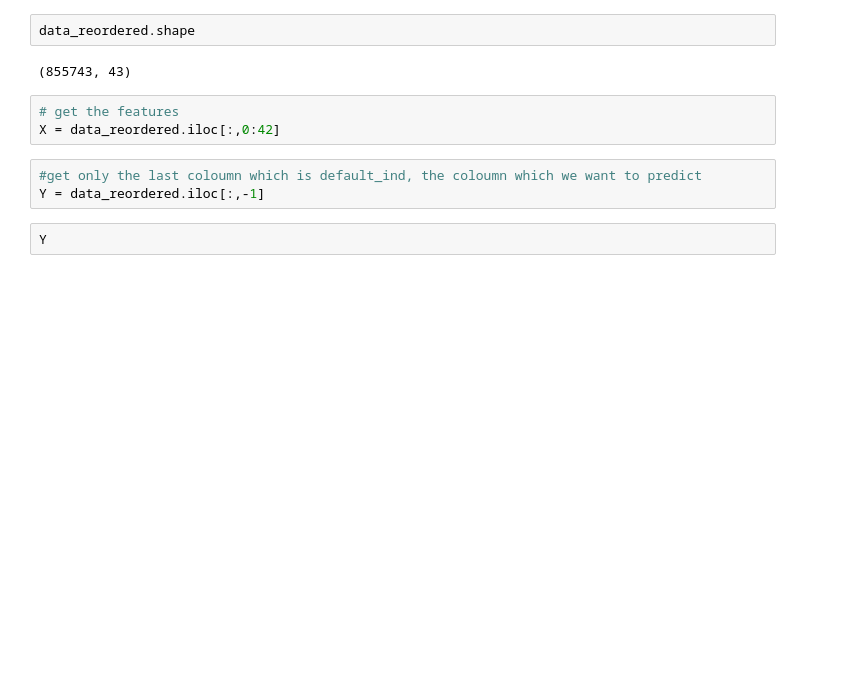
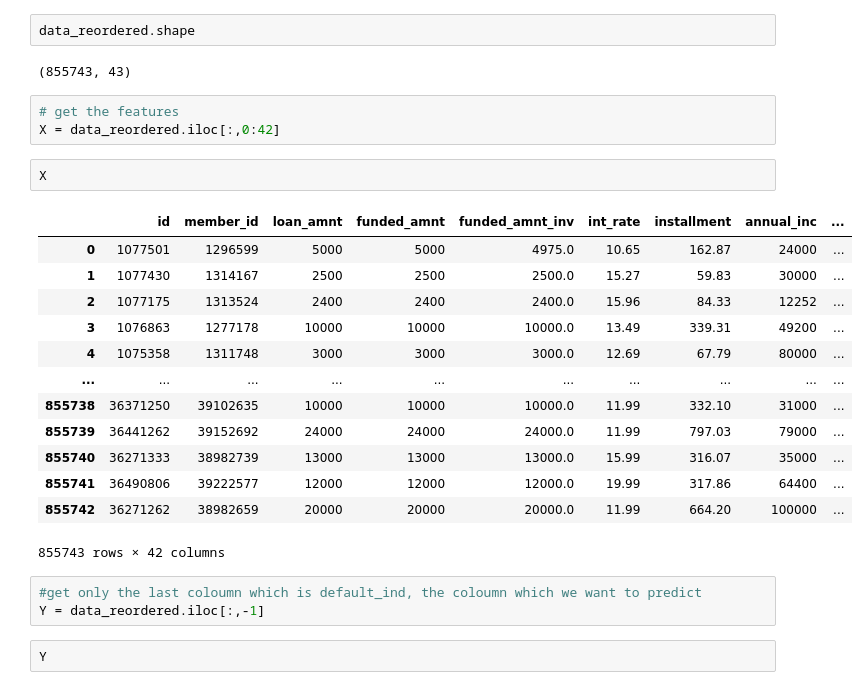
Before and after one commit to christynatalia/CSCI316_FinalProject, a Jupyter notebook: Tensorflow_FNN.ipynb, the cells around one changed output. Cells and saved outputs as stored; diff of their text form; blank space fills up the shorter version.

```diff
--- a/Tensorflow_FNN.ipynb
+++ b/Tensorflow_FNN.ipynb
@@ -71,6 +72,22 @@ data_reordered.shape
 # %%
 # get the features
 X = data_reordered.iloc[:,0:42]
+# %%
+X
+# %% [output]
+|  | id | member_id | loan_amnt | funded_amnt | funded_amnt_inv | int_rate | installment | annual_inc | ... |
+| 0 | 1077501 | 1296599 | 5000 | 5000 | 4975.0 | 10.65 | 162.87 | 24000 | ... |
+| 1 | 1077430 | 1314167 | 2500 | 2500 | 2500.0 | 15.27 | 59.83 | 30000 | ... |
+| 2 | 1077175 | 1313524 | 2400 | 2400 | 2400.0 | 15.96 | 84.33 | 12252 | ... |
+| 3 | 1076863 | 1277178 | 10000 | 10000 | 10000.0 | 13.49 | 339.31 | 49200 | ... |
+| 4 | 1075358 | 1311748 | 3000 | 3000 | 3000.0 | 12.69 | 67.79 | 80000 | ... |
+| ... | ... | ... | ... | ... | ... | ... | ... | ... | ... |
+| 855738 | 36371250 | 39102635 | 10000 | 10000 | 10000.0 | 11.99 | 332.10 | 31000 | ... |
+| 855739 | 36441262 | 39152692 | 24000 | 24000 | 24000.0 | 11.99 | 797.03 | 79000 | ... |
+| 855740 | 36271333 | 38982739 | 13000 | 13000 | 13000.0 | 15.99 | 316.07 | 35000 | ... |
+| 855741 | 36490806 | 39222577 | 12000 | 12000 | 12000.0 | 19.99 | 317.86 | 64400 | ... |
+| 855742 | 36271262 | 38982659 | 20000 | 20000 | 20000.0 | 11.99 | 664.20 | 100000 | ... |
+855743 rows × 42 columns
 # %%
 #get only the last coloumn which is default_ind, the coloumn which we want to predict
 Y = data_reordered.iloc[:,-1]
```
Also changed, not shown: parts of 11 cells of this notebook.
